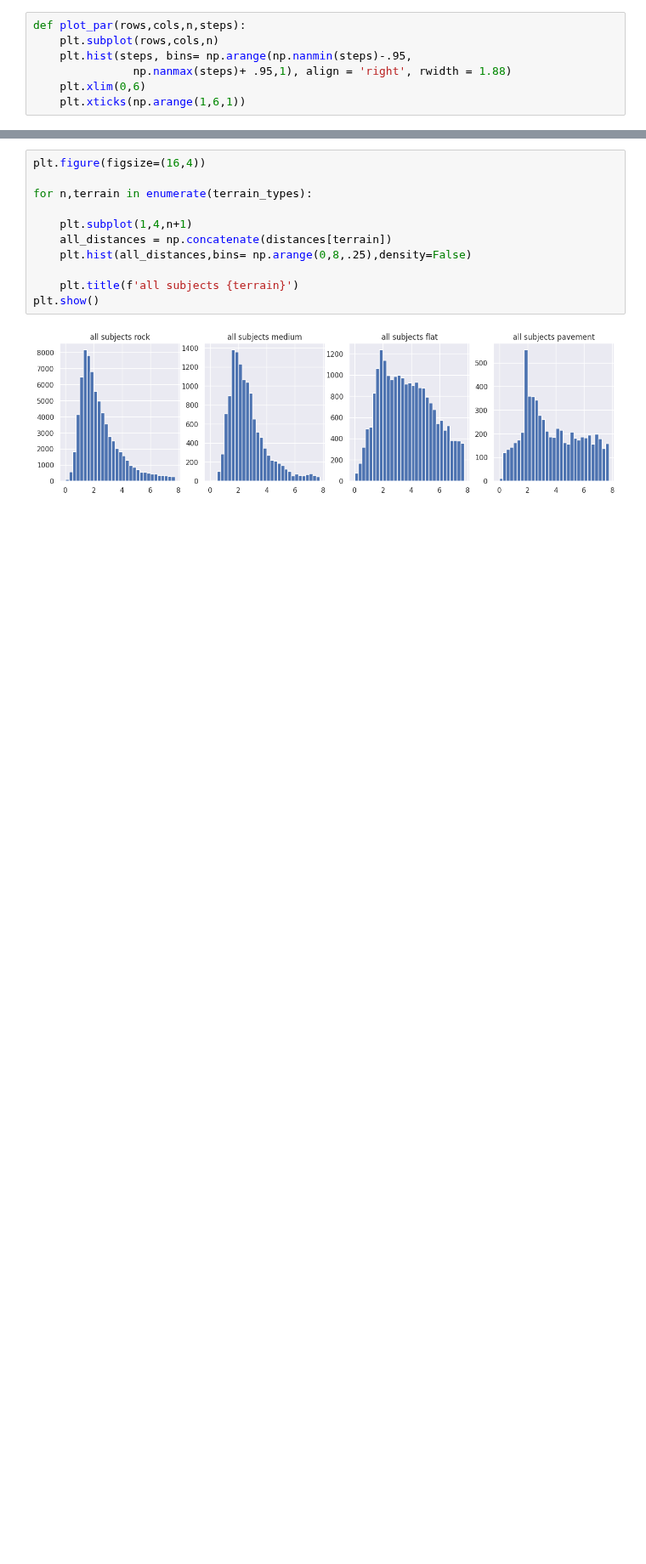
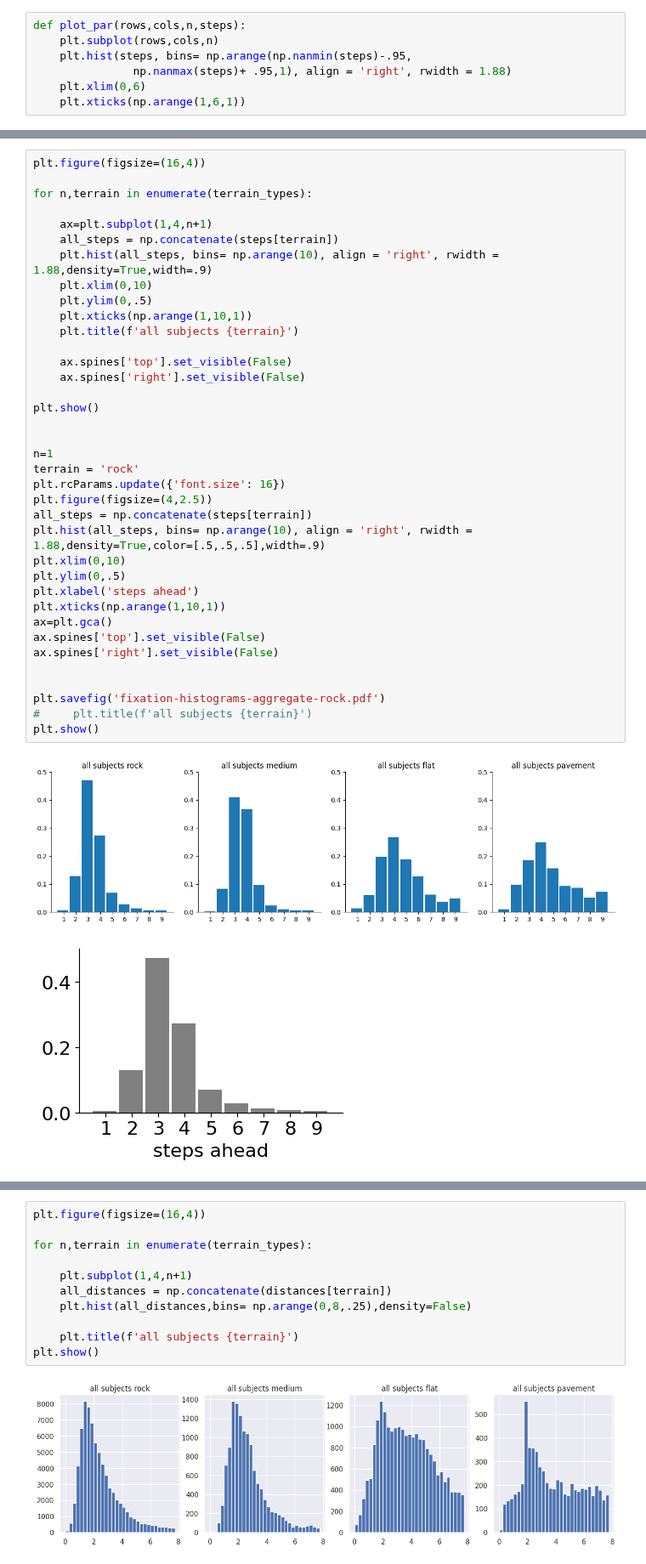
Before and after one commit to BonnenLab/visualize-skelly-laser-environment, a Jupyter notebook: fixation-histograms.ipynb, the cells around one changed output, grey strips where cells are left out. Shown at 85% size. Cells and saved outputs as stored; diff of their text form; blank space fills up the shorter version.

```diff
--- a/fixation-histograms.ipynb
+++ b/fixation-histograms.ipynb
@@ -144,2 +156,42 @@ plt.show()
+# %%
+plt.figure(figsize=(16,4))
+
+for n,terrain in enumerate(terrain_types):
+
+    ax=plt.subplot(1,4,n+1)
+    all_steps = np.concatenate(steps[terrain])
+    plt.hist(all_steps, bins= np.arange(10), align = 'right', rwidth = 1.88,density=True,width=.9)
+    plt.xlim(0,10)
+    plt.ylim(0,.5)
+    plt.xticks(np.arange(1,10,1))
+    plt.title(f'all subjects {terrain}')
+
+    ax.spines['top'].set_visible(False)
+    ax.spines['right'].set_visible(False)
+
+plt.show()
+
+
+n=1
+terrain = 'rock'
+plt.rcParams.update({'font.size': 16})
+plt.figure(figsize=(4,2.5))
+all_steps = np.concatenate(steps[terrain])
+plt.hist(all_steps, bins= np.arange(10), align = 'right', rwidth = 1.88,density=True,color=[.5,.5,.5],width=.9)
+plt.xlim(0,10)
+plt.ylim(0,.5)
+plt.xlabel('steps ahead')
+plt.xticks(np.arange(1,10,1))
+ax=plt.gca()
+ax.spines['top'].set_visible(False)
+ax.spines['right'].set_visible(False)
+
+
+plt.savefig('fixation-histograms-aggregate-rock.pdf')
+#     plt.title(f'all subjects {terrain}')
+plt.show()
+# %% [output]
+[figure, added]
+[figure, added]
 # %%
 plt.figure(figsize=(16,4))
```
Also changed, not shown: parts of 8 cells of this notebook, 6 other files.
